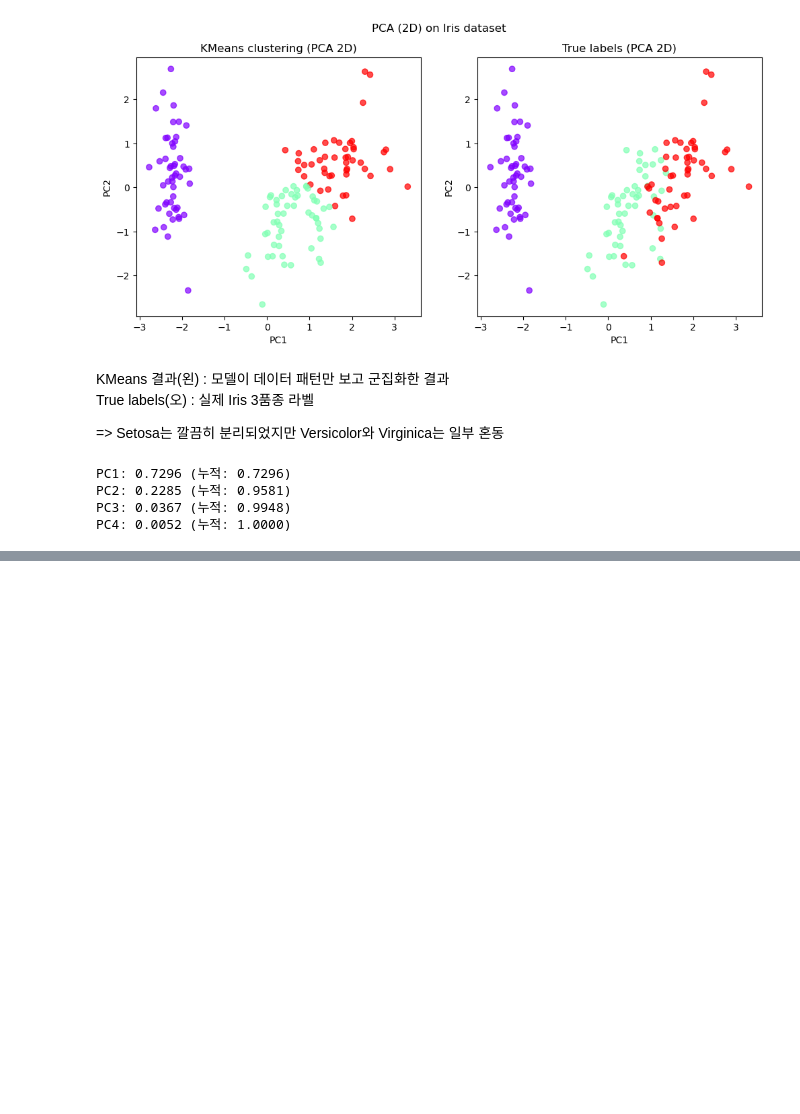
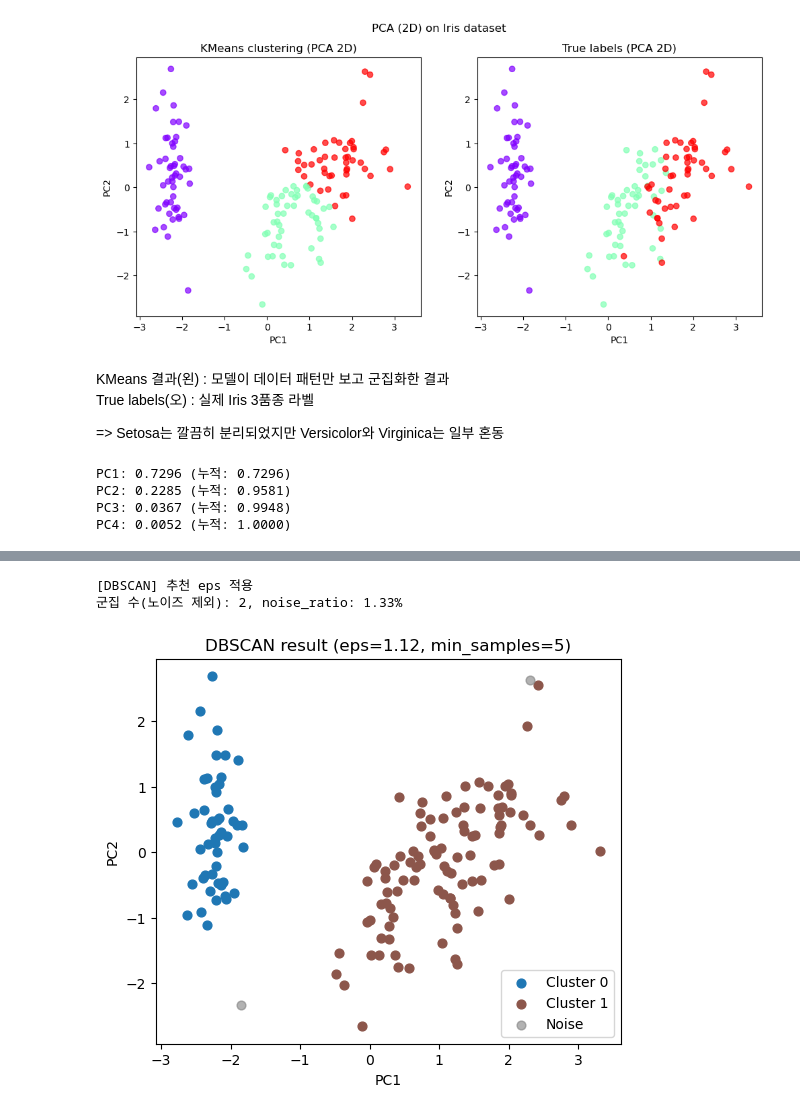
Before and after one commit to atleast10years/ai-ml, a Jupyter notebook: unsupervised_learning.ipynb, the cells around one changed output, grey strips where cells are left out. Saved outputs shown, nothing was run; the diff lists cells and outputs as text; code cells hidden in the pictures; blank space fills up the shorter version.

```diff
--- a/unsupervised_learning.ipynb
+++ b/unsupervised_learning.ipynb
@@ -348,0 +537,35 @@ PC4: 0.0052 (누적: 1.0000)
+# %%
+# 추천 eps DBSCAN에 적용
+db = DBSCAN(eps=eps_suggest, min_samples=k)
+labels = db.fit_predict(X_scaled)
+
+# 결과
+noise_ratio = np.mean(labels == -1)
+n_clusters = len(set(labels)) - (1 if -1 in labels else 0)
+print(f"[DBSCAN] 추천 eps 적용\n군집 수(노이즈 제외): {n_clusters}, noise_ratio: {noise_ratio:.2%}")
+
+# PCA 2D
+X_pca = PCA(n_components=2, random_state=42).fit_transform(X_scaled)
+
+# 시각화 (노이즈 -1은 회색)
+plt.figure(figsize=(6,5))
+unique_labels = set(labels) # 클러스터링된 군집 수
+colors = plt.cm.tab10(np.linspace(0, 1, len(unique_labels))) # 군집 수 만큼 컬러 뽑기
+
+for lab, col in zip(unique_labels, colors):
+  if lab == -1:
+    col = (0.5, 0.5, 0.5, 0.6) # 회색 (노이즈)
+  plt.scatter(X_pca[labels == lab, 0], X_pca[labels == lab, 1],
+              c=[col], label=f"Cluster {lab}" if lab != -1 else "Noise", s=40)
+
+plt.title(f"DBSCAN result (eps={eps_suggest:.2f}, min_samples={k})")
+plt.xlabel("PC1")
+plt.ylabel("PC2")
+plt.legend()
+plt.show()
+
+# Iris 특성상 DBSCAN으로는 Setora vs Others로 분류됨
+# %% [output]
+[DBSCAN] 추천 eps 적용
+군집 수(노이즈 제외): 2, noise_ratio: 1.33%
+[figure, added]
```
Also changed, not shown: parts of 16 cells of this notebook, 2 other files.
